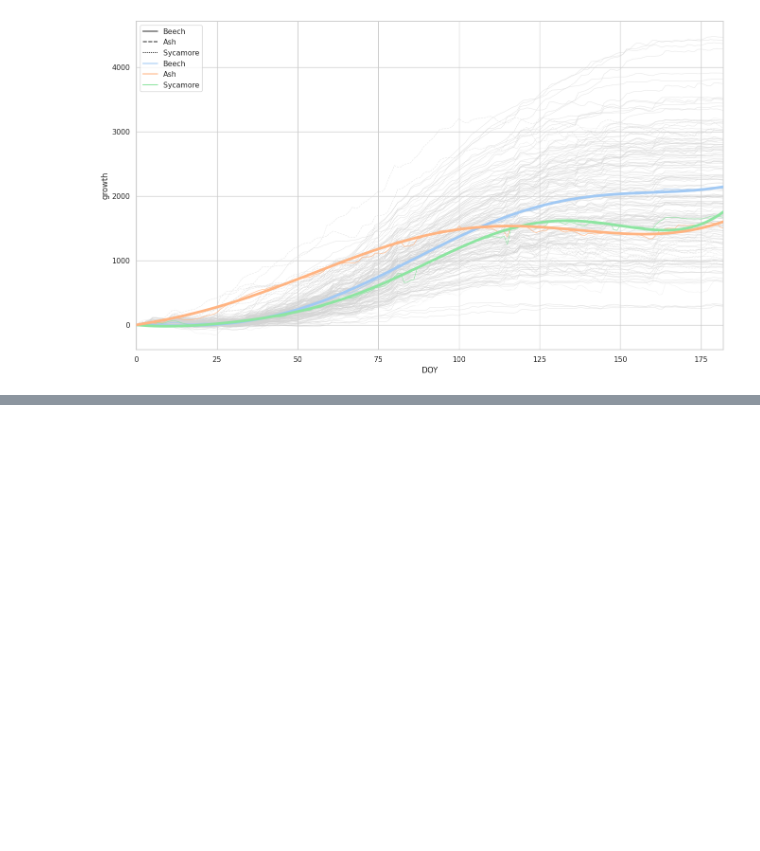
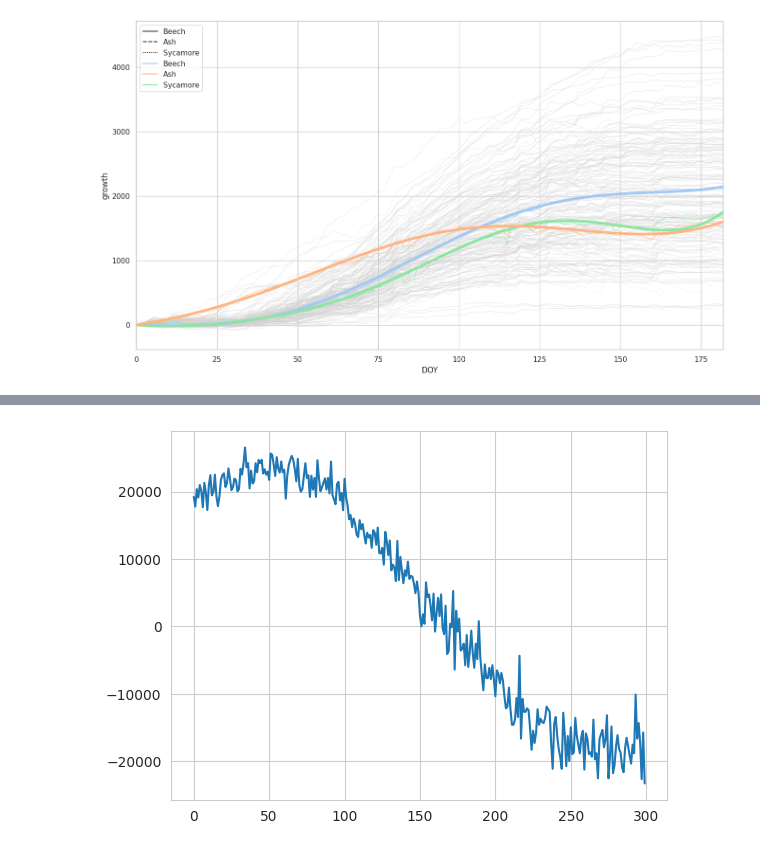
Before and after one commit to ItsNiklas/sparse-gaussian-processes, a Jupyter notebook: GP.ipynb, the cells around one changed output, grey strips where cells are left out. Drawn from its saved outputs; the diff is of its cells as text; code cells hidden in the pictures; blank space fills up the shorter version.

```diff
--- a/GP.ipynb
+++ b/GP.ipynb
@@ -192,0 +230,5 @@ plt.show()
+# %%
+plt.plot(_)
+plt.show()
+# %% [output]
+[figure, added]
```
Also changed, not shown: parts of 9 cells of this notebook.
